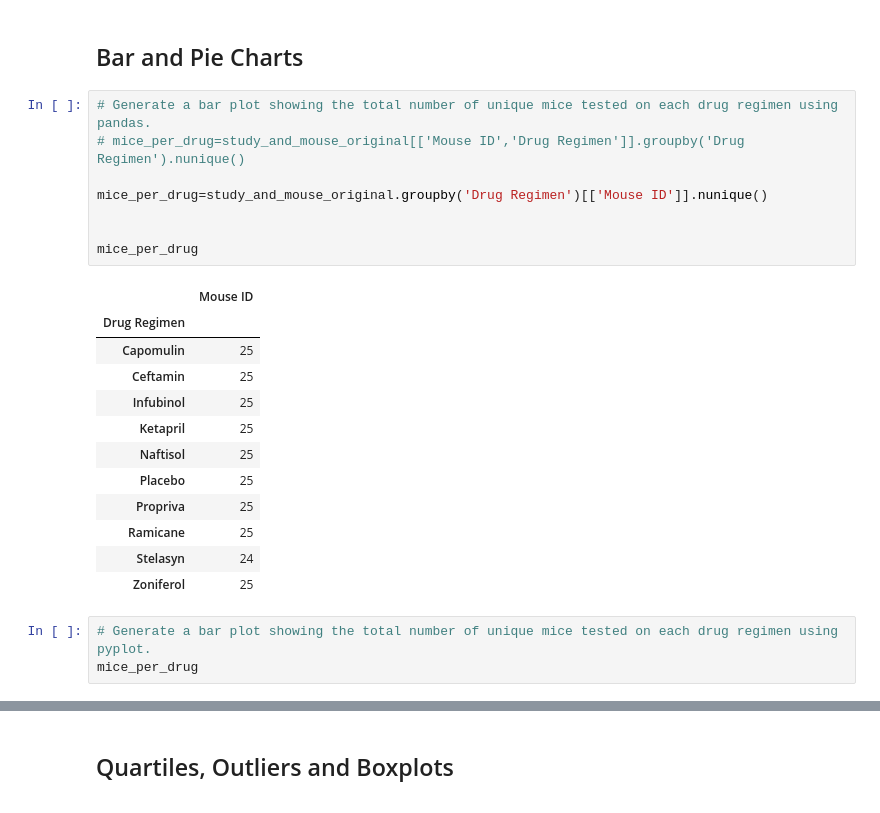
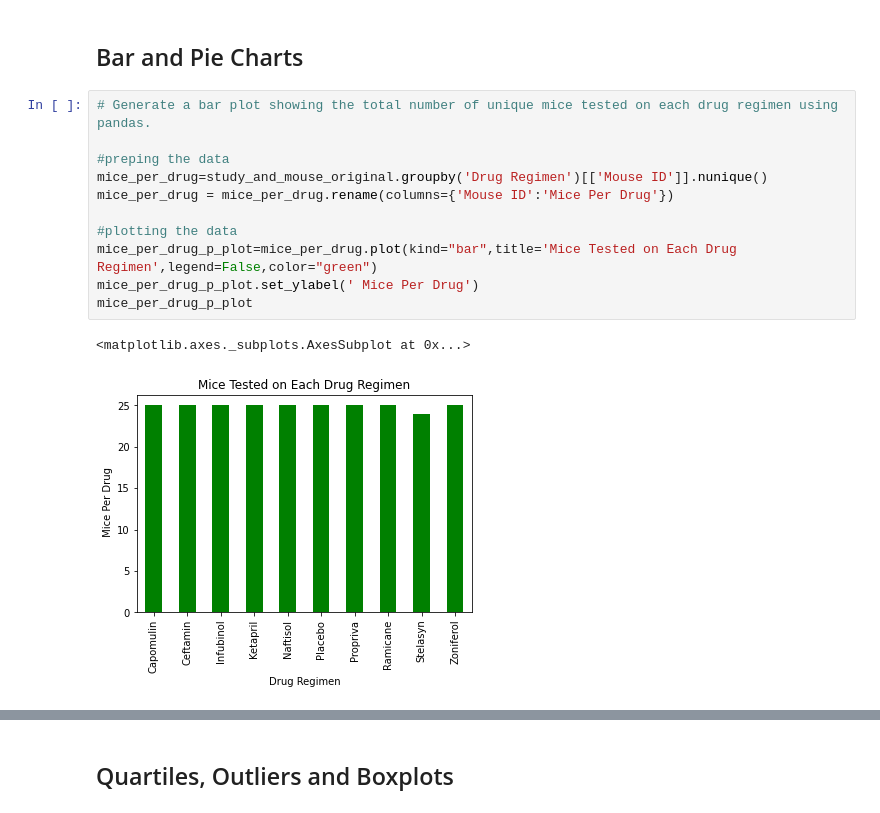
Before and after one commit to travisb98/Plotting_Pharmaceutical_Data, a Jupyter notebook: Pymaceuticals/pymaceuticals_starter.ipynb, the cells around one changed output, grey strips where cells are left out. Drawn from its saved outputs; the diff is of its cells as text.

Commit message:
made bar graphs, work on pie charts

```diff
--- a/Pymaceuticals/pymaceuticals_starter.ipynb
+++ b/Pymaceuticals/pymaceuticals_starter.ipynb
@@ -121,25 +122,15 @@ sm_gbo_agg
 ## Bar and Pie Charts
 # %%
 # Generate a bar plot showing the total number of unique mice tested on each drug regimen using pandas.
-# mice_per_drug=study_and_mouse_original[['Mouse ID','Drug Regimen']].groupby('Drug Regimen').nunique()
 
+#preping the data
 mice_per_drug=study_and_mouse_original.groupby('Drug Regimen')[['Mouse ID']].nunique()
+mice_per_drug = mice_per_drug.rename(columns={'Mouse ID':'Mice Per Drug'})
 
-
-mice_per_drug
+#plotting the data
+mice_per_drug_p_plot=mice_per_drug.plot(kind="bar",title='Mice Tested on Each Drug Regimen',legend=False,color="green")
+mice_per_drug_p_plot.set_ylabel(' Mice Per Drug')
+mice_per_drug_p_plot
 # %% [output]
-|  | Mouse ID |
-| Drug Regimen |  |
-| Capomulin | 25 |
-| Ceftamin | 25 |
-| Infubinol | 25 |
-| Ketapril | 25 |
-| Naftisol | 25 |
-| Placebo | 25 |
-| Propriva | 25 |
-| Ramicane | 25 |
-| Stelasyn | 24 |
-| Zoniferol | 25 |
+<matplotlib.axes._subplots.AxesSubplot at 0x...>
+[figure, added]
-# %%
-# Generate a bar plot showing the total number of unique mice tested on each drug regimen using pyplot.
-mice_per_drug
```
Also changed, not shown: parts of 5 cells of this notebook.
